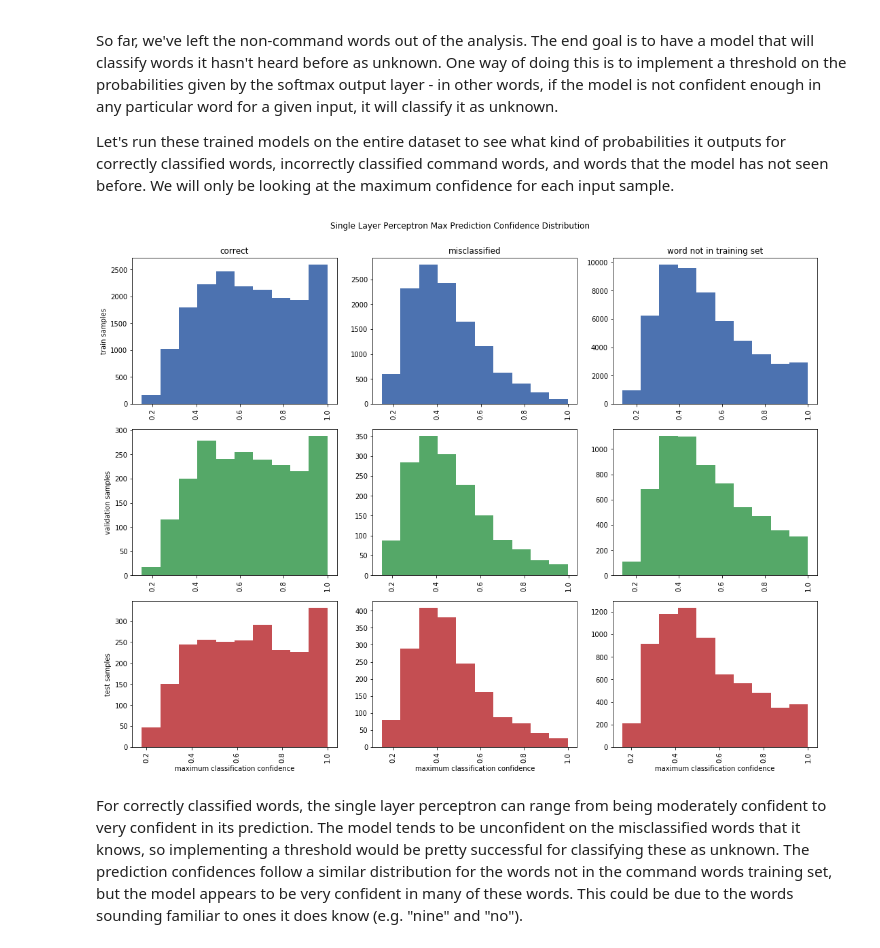
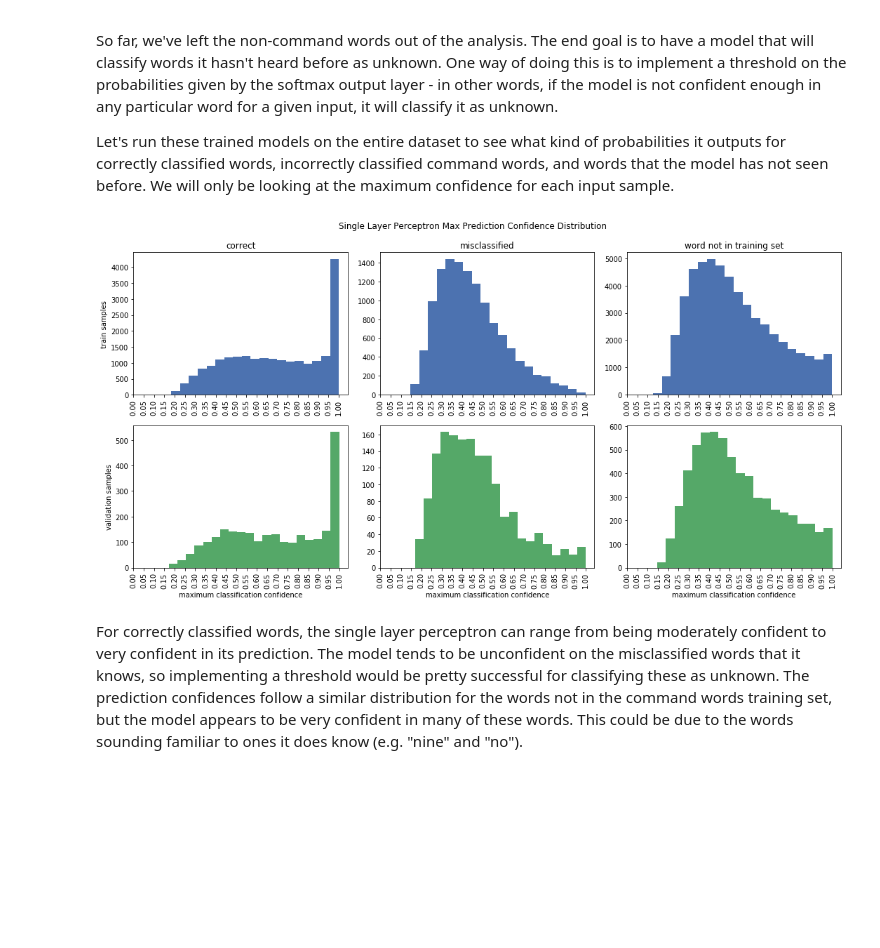
Before and after one commit to pspratling/Speech-Recognition, a Jupyter notebook: notebooks/1_simple_classifiers.ipynb, the cells around one changed output. Cells and saved outputs as stored; diff of their text form; code cells hidden in the pictures; blank space fills up the shorter version.

Commit message:
update
chantged format of project, added grid search

```diff
--- a/notebooks/1_simple_classifiers.ipynb
+++ b/notebooks/1_simple_classifiers.ipynb
@@ -109,0 +57,7 @@ y_train_hot shape: (30769, 10)
+# %%
+y_train_hot = helper.reformat_y(y_train)
+y_val_hot = helper.reformat_y(y_val)
+y_test_hot = helper.reformat_y(y_test)
+
+print('X_train shape: {}'.format(X_train.shape))
+print('y_train_hot shape: {}'.format(y_train_hot.shape))
@@ -116,10 +73,10 @@ model = Sequential()
 model.add(InputLayer(input_shape=(X_train[0].shape)))
 model.add(Flatten())
 model.add(BatchNormalization())
-model.add(Dense(10, activation='softmax'))
+model.add(Dense(11, activation='softmax'))
 model.compile(loss='categorical_crossentropy',
               optimizer='adam',
               metrics=['accuracy'])
-model.fit(X_train, y_train_hot, batch_size=128, epochs=100,
+model.fit(X_train, y_train_hot, batch_size=128, epochs=30,
           validation_data=(X_val, y_val_hot), callbacks=[EarlyStopping(patience=3)])
 # %% [output]
@@ -291,7 +182,37 @@ def plot_roc_curve(df):
+# %%
+X_train_total, y_train_total = helper.get_fold_data('train')
+X_val_total, y_val_total = helper.get_fold_data('validation')
+X_test_total, y_test_total = helper.get_fold_data('test')
+
+
+X_total = {'train': X_train_total,
+           'val': X_val_total,
+           'test': X_test_total}
+
+y_obs_total = {'train': y_train_total,
+               'val': y_val_total,
+               'test': y_test_total}
+
+y_pred_proba_total = {'train': model.predict(X_total['train']),
+                      'val': model.predict(X_total['val']),
+                      'test': model.predict(X_total['test'])}
+
+y_pred_classes_total = {'train': model.predict_classes(X_total['train']),
+                        'val': model.predict_classes(X_total['val']),
+                        'test': model.predict_classes(X_total['test'])}
+
+y_pred_proba_total_ff = {'train': model2.predict(X_total['train']),
+                         'val': model2.predict(X_total['val']),
+                         'test': model2.predict(X_total['test'])}
+
+y_pred_classes_total_ff = {'train': model2.predict_classes(X_total['train']),
+                           'val': model2.predict_classes(X_total['val']),
+                           'test': model2.predict_classes(X_total['test'])}
 # %%
-plot_hist_grid(data, model, title='Single Layer Perceptron Max Prediction Confidence Distribution');
+helper.plot_hist_grid(y_obs_total, y_pred_proba_total, y_pred_classes_total,
+                      title='Single Layer Perceptron Max Prediction Confidence Distribution');
 # %% [output]
-[figure, old version]
+[figure, new version]
 # %% [markdown]
 For correctly classified words, the single layer perceptron can range from being moderately confident to very confident in its prediction. The model tends to be unconfident on the misclassified words that it knows, so implementing a threshold would be pretty successful for classifying these as unknown. The prediction confidences follow a similar distribution for the words not in the command words training set, but the model appears to be very confident in many of these words. This could be due to the words sounding familiar to ones it does know (e.g. "nine" and "no").
 # %%
```
Also changed, not shown: parts of 20 cells of this notebook, 6 other files.
